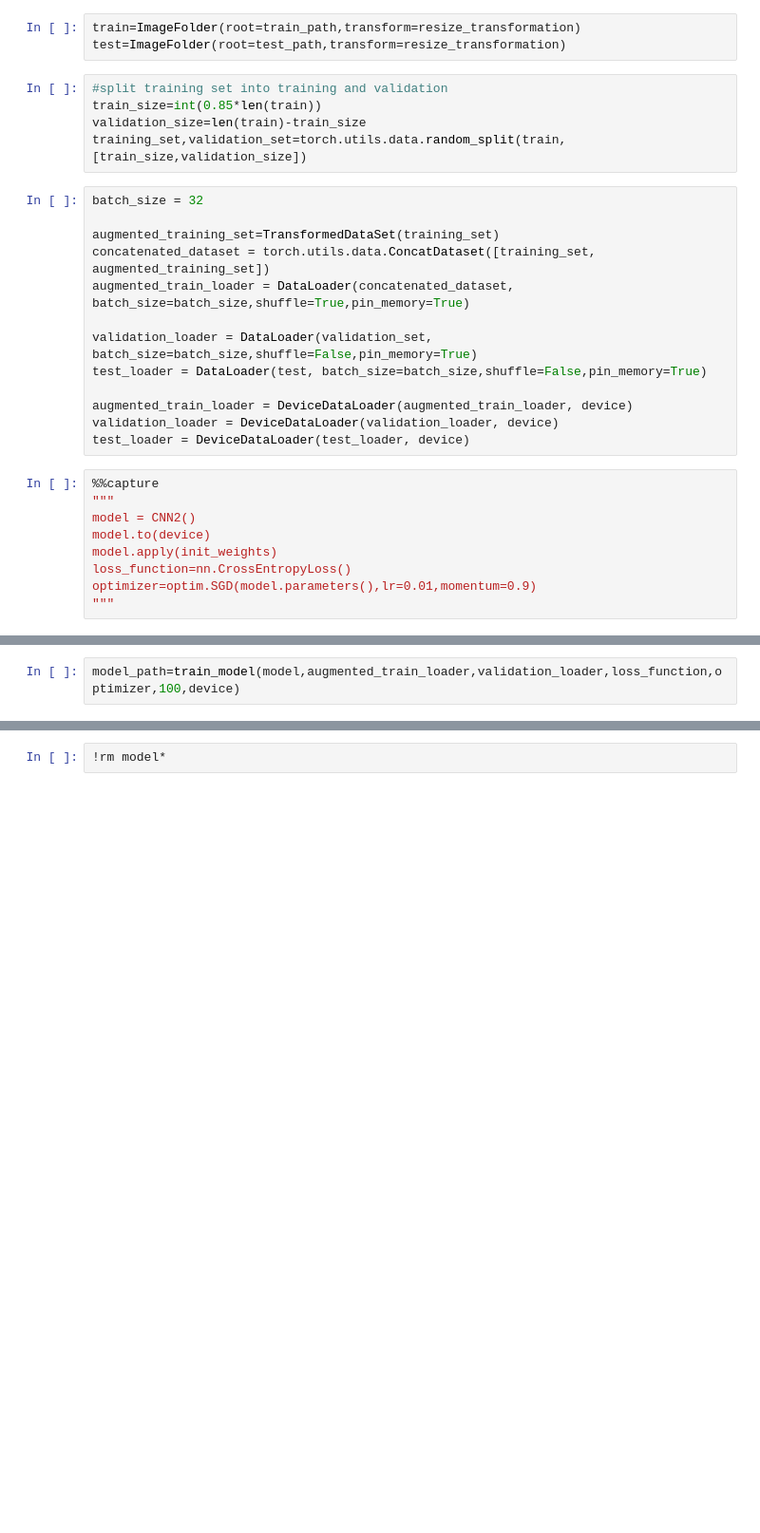
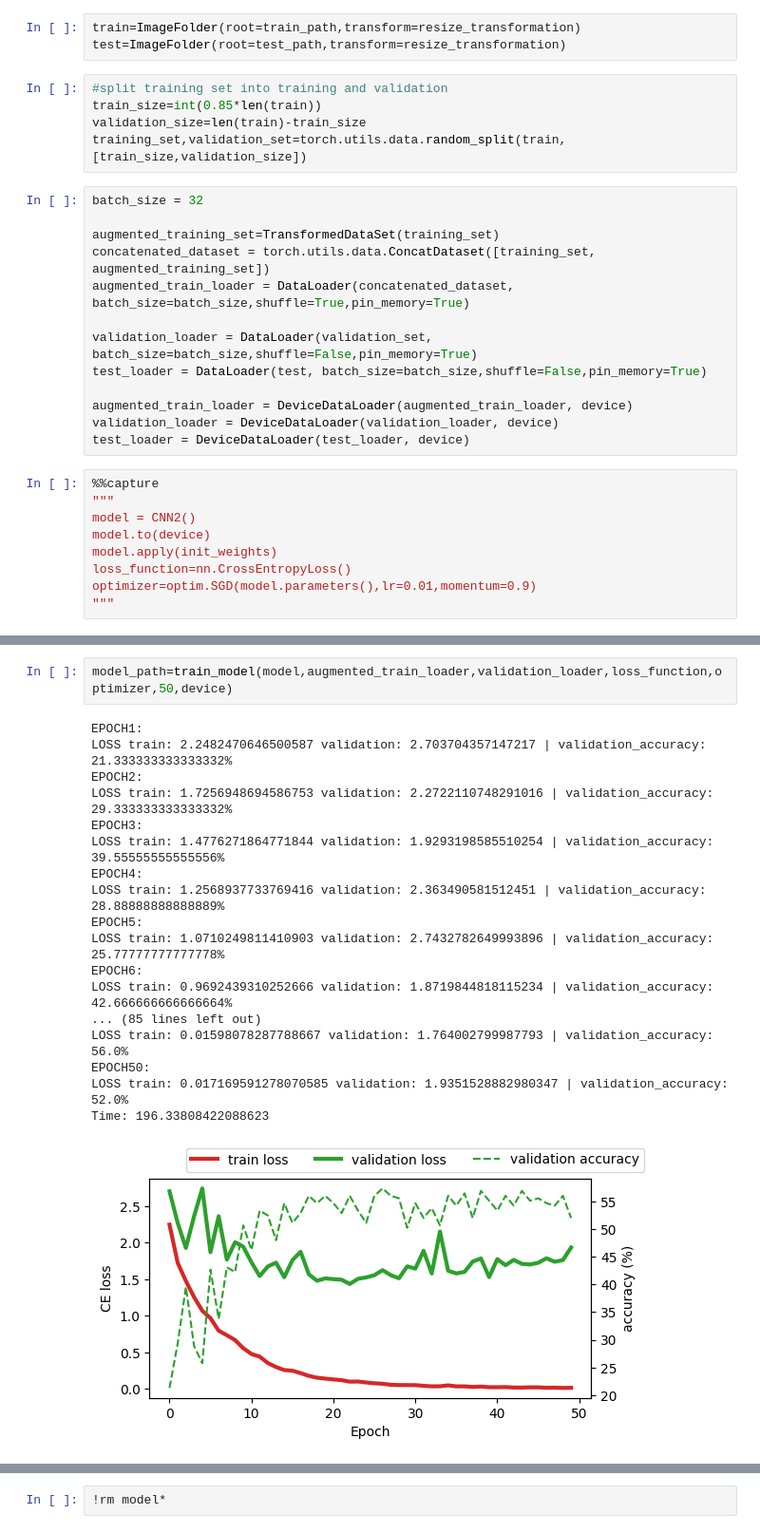
Before and after one commit to AlessandroCesaTs/Computer_Vision_Project_Cesa, a Jupyter notebook: project_part_2.ipynb, the cells around one changed output, grey strips where cells are left out. Shown: that part at 95% size. Cells and saved outputs as stored; diff of their text form; blank space fills up the shorter version.

```diff
--- a/project_part_2.ipynb
+++ b/project_part_2.ipynb
@@ -70,4 +68,23 @@ ValueError: optimizer got an empty parameter list
 # %%
-model_path=train_model(model,augmented_train_loader,validation_loader,loss_function,optimizer,100,device)
+model_path=train_model(model,augmented_train_loader,validation_loader,loss_function,optimizer,50,device)
+# %% [output]
+EPOCH1:
+LOSS train: 2.2482470646500587 validation: 2.703704357147217 | validation_accuracy: 21.333333333333332%
+EPOCH2:
+LOSS train: 1.7256948694586753 validation: 2.2722110748291016 | validation_accuracy: 29.333333333333332%
+EPOCH3:
+LOSS train: 1.4776271864771844 validation: 1.9293198585510254 | validation_accuracy: 39.55555555555556%
+EPOCH4:
+LOSS train: 1.2568937733769416 validation: 2.363490581512451 | validation_accuracy: 28.88888888888889%
+EPOCH5:
+LOSS train: 1.0710249811410903 validation: 2.7432782649993896 | validation_accuracy: 25.77777777777778%
+EPOCH6:
+LOSS train: 0.9692439310252666 validation: 1.8719844818115234 | validation_accuracy: 42.666666666666664%
+... (85 lines left out)
+LOSS train: 0.01598078287788667 validation: 1.764002799987793 | validation_accuracy: 56.0%
+EPOCH50:
+LOSS train: 0.017169591278070585 validation: 1.9351528882980347 | validation_accuracy: 52.0%
+Time: 196.33808422088623
+[figure, added]
 # %%
 test_model(EnsembleModel(),model_path,test_loader,test,device)
```
Also changed, not shown: parts of 2 cells of this notebook, 1 other file.
